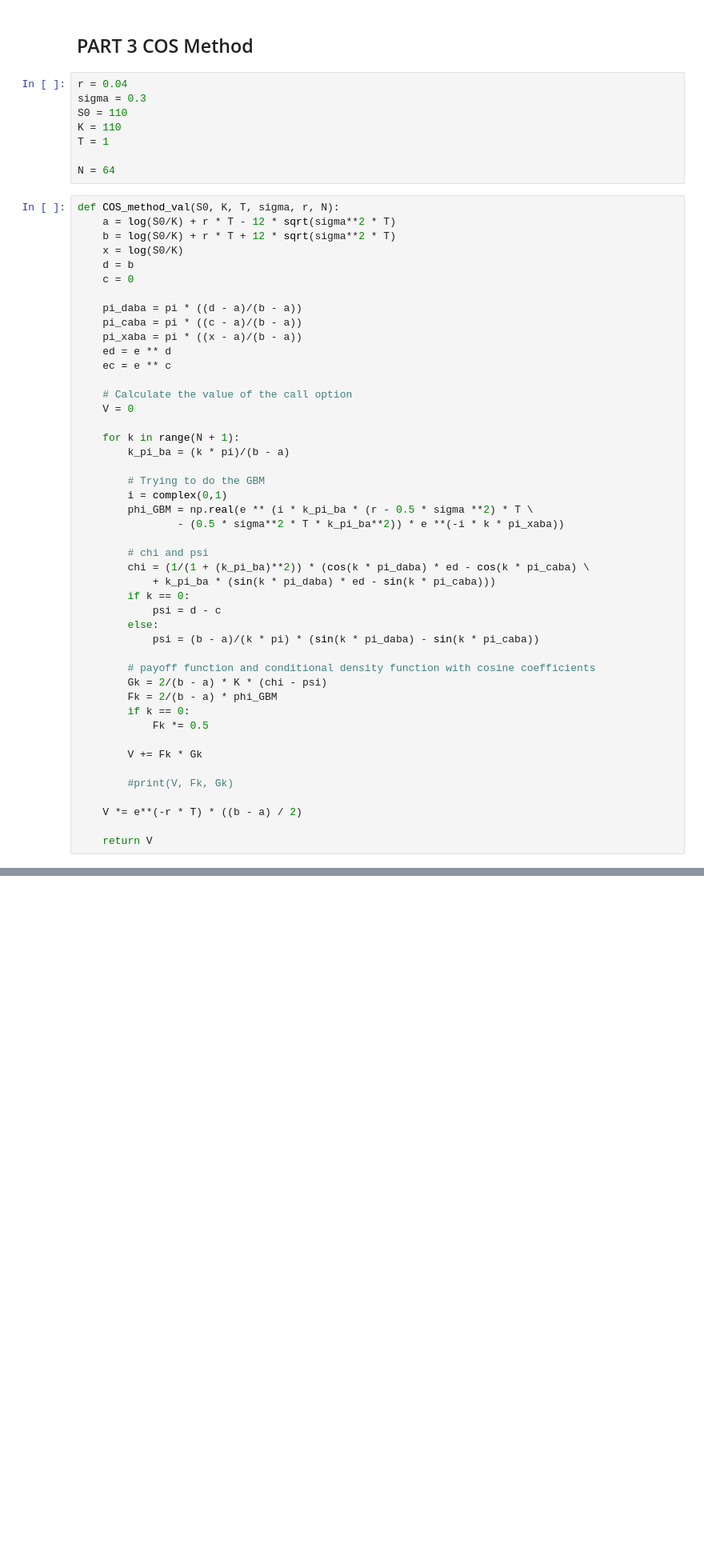
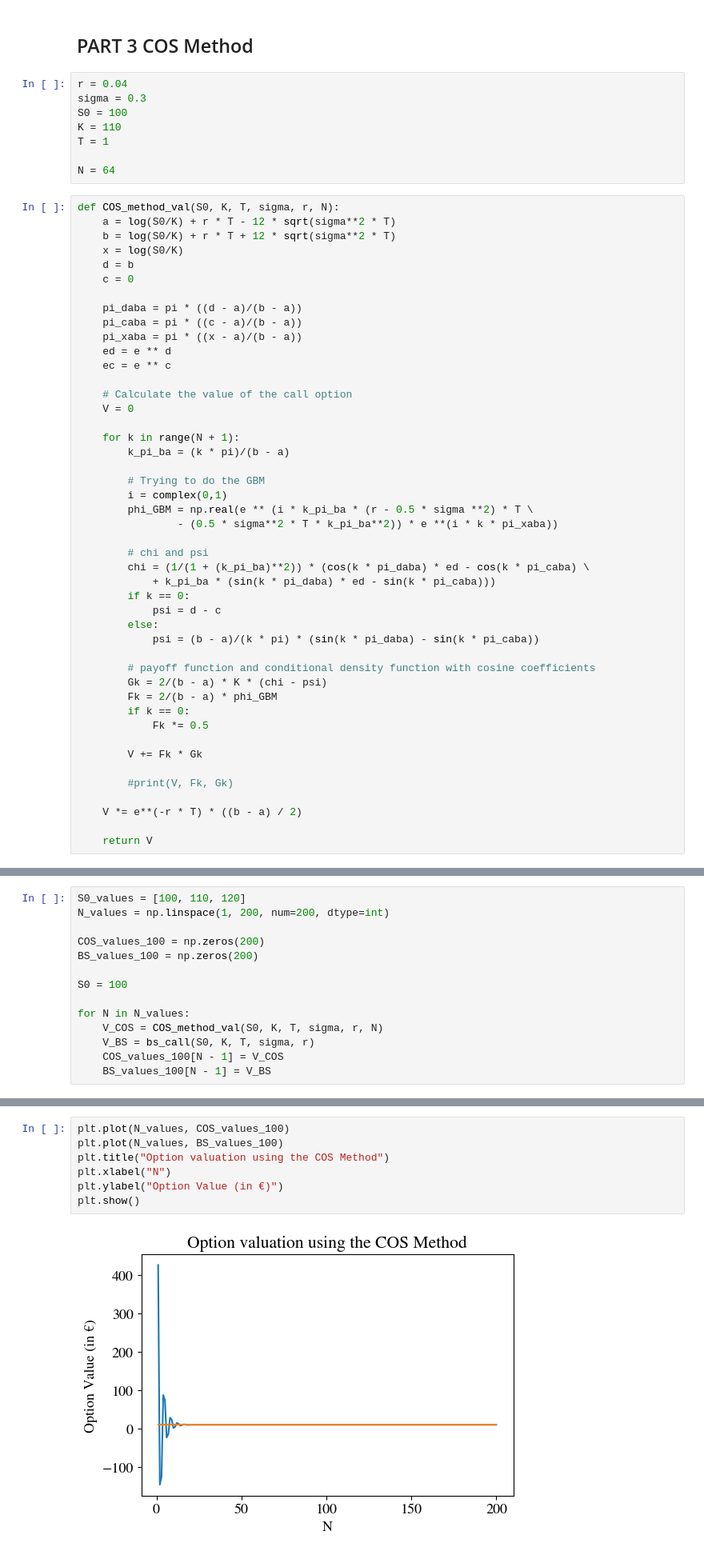
Before and after one commit to ithakis/UvA-Computational-Finance, a Jupyter notebook: Assignment 3.ipynb, the cells around one changed output, grey strips where cells are left out. Shown: that part at 80% size. Cells and saved outputs as stored; diff of their text form; blank space fills up the shorter version.

```diff
--- a/Assignment 3.ipynb
+++ b/Assignment 3.ipynb
@@ -418,7 +418,7 @@ array([0.00000000e+00, 5.92828558e-29, 4.46478511e-26, 1.12274833e-23,
 # %%
 r = 0.04
 sigma = 0.3
-S0 = 110
+S0 = 100
 K = 110
 T = 1
 
@@ -446,7 +446,7 @@ def COS_method_val(S0, K, T, sigma, r, N):
         # Trying to do the GBM
         i = complex(0,1)
         phi_GBM = np.real(e ** (i * k_pi_ba * (r - 0.5 * sigma **2) * T \
-                - (0.5 * sigma**2 * T * k_pi_ba**2)) * e **(-i * k * pi_xaba))
+                - (0.5 * sigma**2 * T * k_pi_ba**2)) * e **(i * k * pi_xaba))
 
         # chi and psi
         chi = (1/(1 + (k_pi_ba)**2)) * (cos(k * pi_daba) * ed - cos(k * pi_caba) \
@@ -517,0 +518,14 @@ Difference (%):      3.998612622171492
+# %%
+S0_values = [100, 110, 120]
+N_values = np.linspace(1, 200, num=200, dtype=int)
+
+COS_values_100 = np.zeros(200)
+BS_values_100 = np.zeros(200)
+
+S0 = 100
+
+for N in N_values:
+    V_COS = COS_method_val(S0, K, T, sigma, r, N)
+    V_BS = bs_call(S0, K, T, sigma, r)
+    COS_values_100[N - 1] = V_COS
+    BS_values_100[N - 1] = V_BS
@@ -517,0 +545,9 @@ Difference (%):      3.998612622171492
+# %%
+plt.plot(N_values, COS_values_100)
+plt.plot(N_values, BS_values_100)
+plt.title("Option valuation using the COS Method")
+plt.xlabel("N")
+plt.ylabel("Option Value (in €)")
+plt.show()
+# %% [output]
+[figure, added]
```
Also changed, not shown: parts of 5 cells of this notebook.
